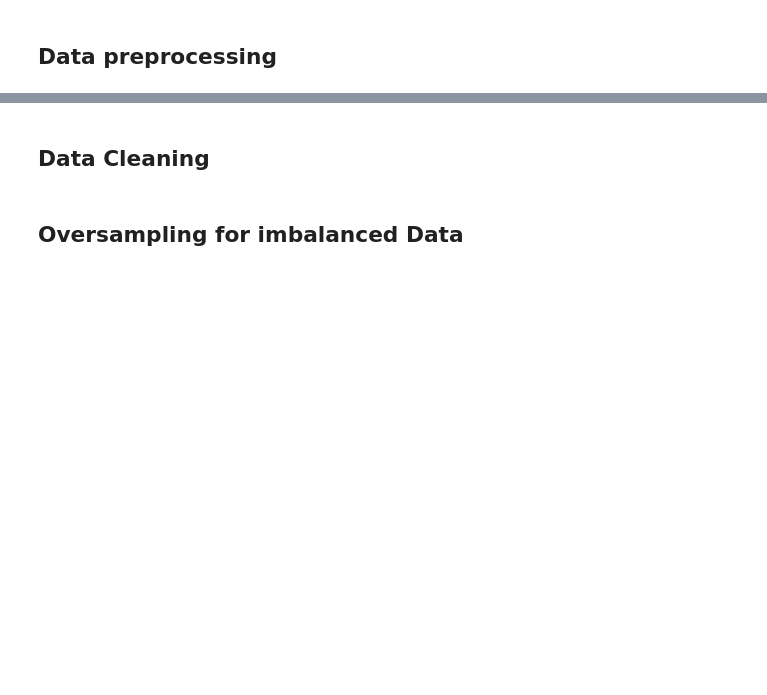
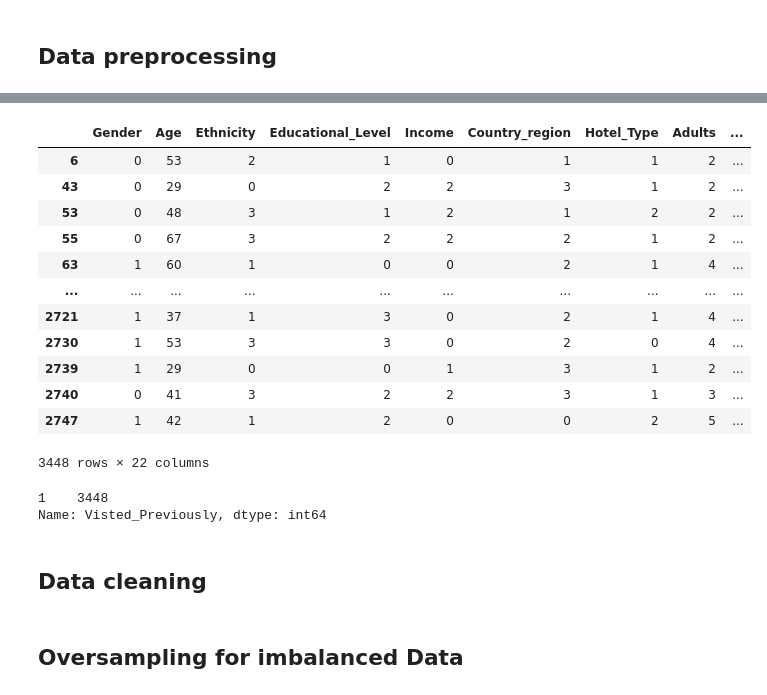
Before and after one commit to shankeerthans/hotel-reservation-status-predictor, a Jupyter notebook: Day - 2/ds2156-Day-2.ipynb, the cells around one changed output, grey strips where cells are left out. Drawn from its saved outputs; the diff is of its cells as text; code cells hidden in the pictures; blank space fills up the shorter version.

```diff
--- a/Day - 2/ds2156-Day-2.ipynb
+++ b/Day - 2/ds2156-Day-2.ipynb
@@ -47,5 +77,26 @@ index_te=test.pop('Reservation-id')
+# %%
+data[data["Previous_Cancellations"] == 1]
+# %% [output]
+|  | Gender | Age | Ethnicity | Educational_Level | Income | Country_region | Hotel_Type | Adults | ... |
+| 6 | 0 | 53 | 2 | 1 | 0 | 1 | 1 | 2 | ... |
+| 43 | 0 | 29 | 0 | 2 | 2 | 3 | 1 | 2 | ... |
+| 53 | 0 | 48 | 3 | 1 | 2 | 1 | 2 | 2 | ... |
+| 55 | 0 | 67 | 3 | 2 | 2 | 2 | 1 | 2 | ... |
+| 63 | 1 | 60 | 1 | 0 | 0 | 2 | 1 | 4 | ... |
+| ... | ... | ... | ... | ... | ... | ... | ... | ... | ... |
+| 2721 | 1 | 37 | 1 | 3 | 0 | 2 | 1 | 4 | ... |
+| 2730 | 1 | 53 | 3 | 3 | 0 | 2 | 0 | 4 | ... |
+| 2739 | 1 | 29 | 0 | 0 | 1 | 3 | 1 | 2 | ... |
+| 2740 | 0 | 41 | 3 | 2 | 2 | 3 | 1 | 3 | ... |
+| 2747 | 1 | 42 | 1 | 2 | 0 | 0 | 2 | 5 | ... |
+3448 rows × 22 columns
+# %%
+data[data["Previous_Cancellations"] == 1]['Visted_Previously'].value_counts()
+# %% [output]
+1    3448
+Name: Visted_Previously, dtype: int64
 # %% [markdown]
-## Data Cleaning
+## Data cleaning
 # %%
 data.drop(data[data['Booked_before_checkin'] < 0].index, axis = 0, inplace = True)
 data.drop(data[data['Booked_before_checkin'] > 365].index, axis = 0, inplace = True)
```
Also changed, not shown: parts of 4 cells of this notebook.
